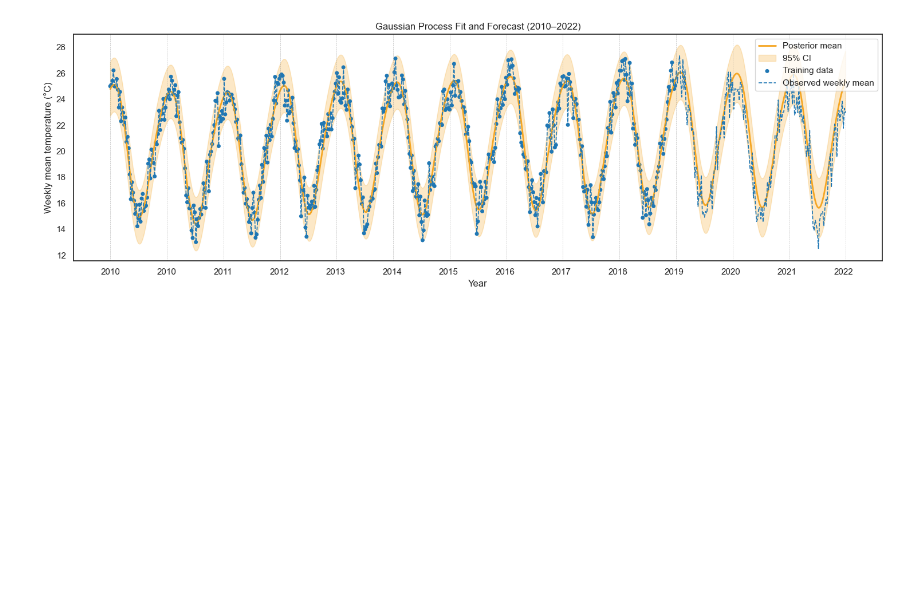
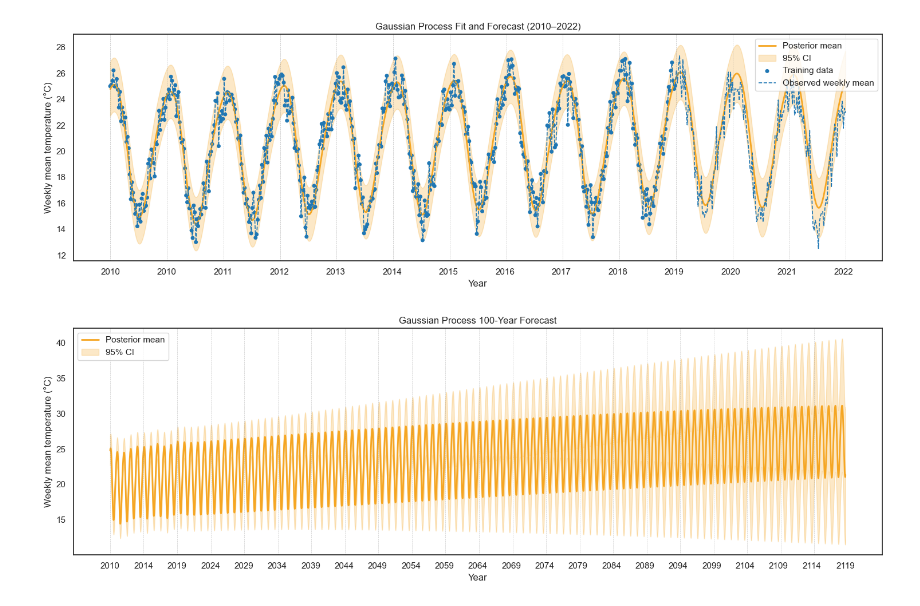
Before and after one commit to EthanGTJones/STAT3008-Group-Project, a Jupyter notebook: weather_data.ipynb, the cells around one changed output. Cells and saved outputs as stored; diff of their text form; code cells hidden in the pictures; blank space fills up the shorter version.

```diff
--- a/weather_data.ipynb
+++ b/weather_data.ipynb
@@ -190,3 +238,43 @@ plt.tight_layout()
 plt.show()
 # %% [output]
 [figure]
+# %%
+# 100-year forecast in weeks
+years_ahead = 100
+weeks_per_year = 52
+x_start = float(X_train.min())
+x_end   = float(X_train.max()) + years_ahead * weeks_per_year
+
+# prediction grid and GP forecast
+x_future = np.linspace(x_start, x_end, 4000).reshape(-1, 1)
+y_pred, y_std = gp.predict(x_future, return_std=True)
+
+# plot
+plt.figure(figsize=(15, 5))
+sns.lineplot(x=x_future.ravel(), y=y_pred, lw=2, color="#F5A623", label="Posterior mean")
+plt.fill_between(
+    x_future.ravel(),
+    y_pred - 1.96 * y_std,
+    y_pred + 1.96 * y_std,
+    color="#F5A623", alpha=0.25, label="95% CI"
+)
+
+# x-axis as calendar years (tick every 5 years to avoid clutter)
+step_years = 5
+xticks = np.arange(0, x_end + 1, weeks_per_year * step_years)
+xlabels = (t0 + pd.to_timedelta(xticks * 7, unit="D")).year
+plt.xticks(xticks, xlabels.astype(str))
+plt.xlabel("Year")
+plt.ylabel("Weekly mean temperature (°C)")
+plt.title("Gaussian Process 100-Year Forecast")
+
+# optional vertical lines every 5 years
+for y in range(int(xlabels.min()), int(xlabels.max()) + 1, step_years):
+    xw = (pd.Timestamp(f"{y}-01-01") - t0).days / 7
+    plt.axvline(x=xw, color="gray", linestyle="--", linewidth=0.5, alpha=0.4)
+
+plt.legend()
+plt.tight_layout()
+plt.show()
+# %% [output]
+[figure, added]
```
Also changed, not shown: parts of 9 cells of this notebook.
